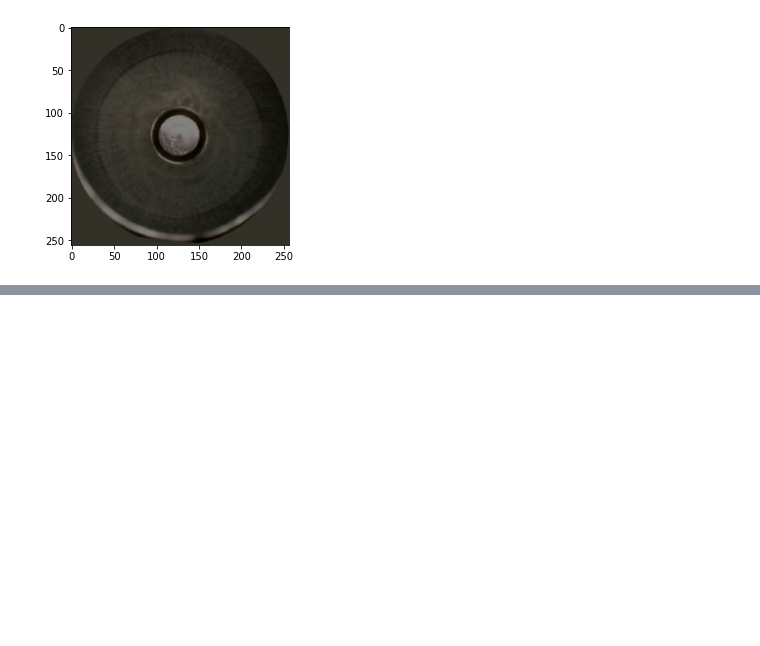
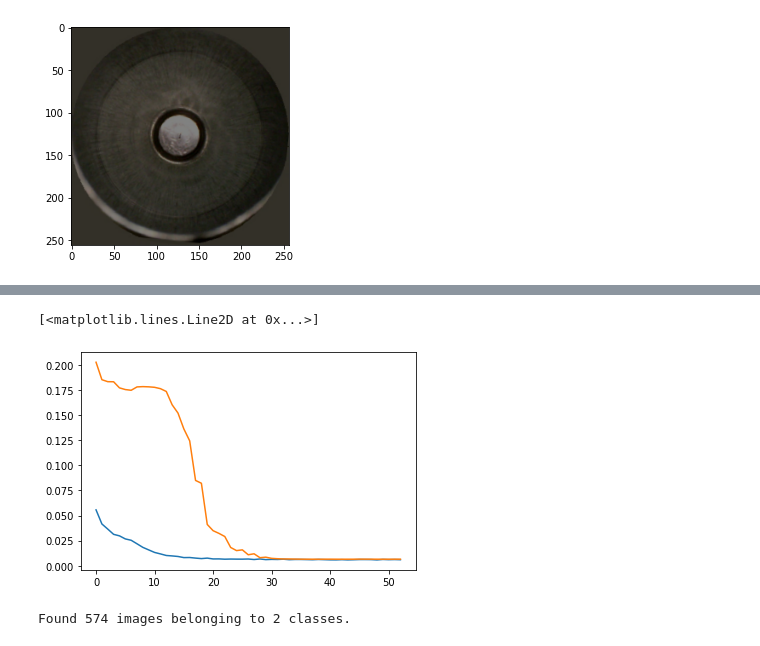
Before and after one commit to dfonnegra/collapsible-tube, a Jupyter notebook: src/ImageTestingNotebook.ipynb, the cells around one changed output, grey strips where cells are left out. Drawn from its saved outputs; the diff is of its cells as text; code cells hidden in the pictures; blank space fills up the shorter version.

```diff
--- a/src/ImageTestingNotebook.ipynb
+++ b/src/ImageTestingNotebook.ipynb
@@ -223,0 +265,19 @@ Found 10 images belonging to 2 classes.
+# %%
+plt.plot(history['loss'])
+plt.plot(history['val_loss'])
+# %% [output]
+[<matplotlib.lines.Line2D at 0x...>]
+[figure, added]
+# %%
+gen = ImageDataGenerator(
+    rescale=1./255,
+)
+dataset = gen.flow_from_directory(
+    f"../img/dev/",
+    target_size=(480, 480),
+    batch_size=16,
+    class_mode='binary',
+    classes=['clean', 'dirty']
+)
+# %% [output]
+Found 574 images belonging to 2 classes.
```
Also changed, not shown: parts of 6 cells of this notebook, 1 other file.
